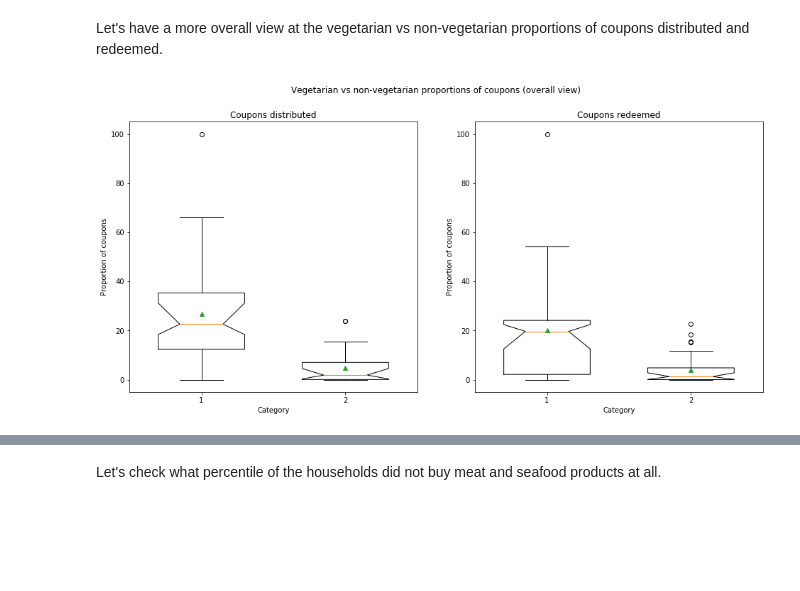
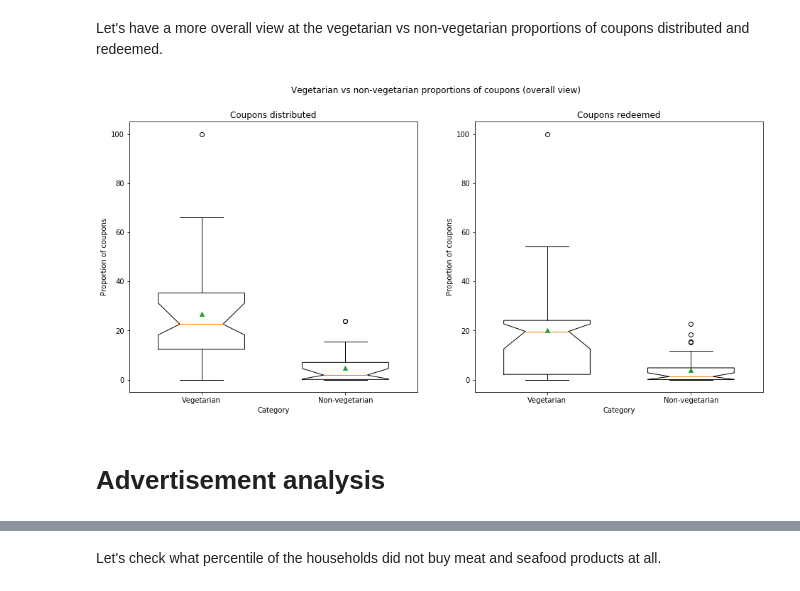
Before and after one commit to whateverforever/ada-2019-project, a Jupyter notebook: data_analysis.ipynb, the cells around one changed output, grey strips where cells are left out. Drawn from its saved outputs; the diff is of its cells as text; code cells hidden in the pictures; blank space fills up the shorter version.

Commit message:
Merged ads and price analysis

```diff
--- a/data_analysis.ipynb
+++ b/data_analysis.ipynb
@@ -742,6 +682,7 @@ df_left_all = df_products[
     )
 ]
 # %%
+#Categories of food (previously defined)
 categories = ['Meat', 'Seafood', 'Sweet snacks', 'Fruits', 'Vegetables', 'Veg animal', 'Beverage', 'Condiments', 'Carbs', 'Meals', 'Other']
 df_list = (df_meat, df_seafood, df_sweets_snack, df_fruits, df_vegetable,
            df_veg_animal, df_beverage, df_condiments, df_carbs, df_meals, df_left_all)
@@ -763,19 +704,6 @@ def products_categories(num_camp, show_plot = False):
                                                           on = 'PRODUCT_ID').groupby(by = 'CAMPAIGN').count().loc[num_camp][1]
         else:
             proportions_red[categories[categ]] = 0
-    '''
-    proportions['Meat'] = df_meat.merge(df_coupon, on = 'PRODUCT_ID').groupby(by = 'CAMPAIGN').count().loc[num_camp,1]
-    proportions['Seafood'] = df_seafood.merge(df_coupon, on = 'PRODUCT_ID').groupby(by = 'CAMPAIGN').count().loc[num_camp,1]
-    proportions['Sweet snacks'] = df_sweets_snack.merge(df_coupon, on = 'PRODUCT_ID').groupby(by = 'CAMPAIGN').count().loc[num_camp,1]
-    proportions['Fruits'] = df_fruits.merge(df_coupon, on = 'PRODUCT_ID').groupby(by = 'CAMPAIGN').count().loc[num_camp,1]
-    proportions['Vegetables'] = df_vegetable.merge(df_coupon, on = 'PRODUCT_ID').groupby(by = 'CAMPAIGN').count().loc[num_camp,1]
-    proportions['Veg animal'] = df_veg_animal.merge(df_coupon, on = 'PRODUCT_ID').groupby(by = 'CAMPAIGN').count().loc[num_camp,1]
-    proportions['Beverage'] = df_beverage.merge(df_coupon, on = 'PRODUCT_ID').groupby(by = 'CAMPAIGN').count().loc[num_camp,1]
-    proportions['Condiments'] = df_condiments.merge(df_coupon, on = 'PRODUCT_ID').groupby(by = 'CAMPAIGN').count().loc[num_camp,1]
-    proportions['Carbs'] = df_carbs.merge(df_coupon, on = 'PRODUCT_ID').groupby(by = 'CAMPAIGN').count().loc[num_camp,1]
-    proportions['Meals'] = df_meals.merge(df_coupon, on = 'PRODUCT_ID').groupby(by = 'CAMPAIGN').count().loc[num_camp,1]
-    proportions['Other'] = df_left.merge(df_coupon, on = 'PRODUCT_ID').groupby(by = 'CAMPAIGN').count().loc[num_camp,1]
-    '''
 
     #Compute the proportion as percentage
         #Compute the total number of coupons distributed
@@ -809,16 +737,6 @@ def products_categories(num_camp, show_plot = False):
         plt.legend()
         plt.show()
 
-    '''
-    else:
-        plt.bar(range(len(proportions_dist)), list(proportions_dist.values()), align='center')
-        plt.xticks(range(len(proportions_dist)), list(proportions_dist.keys()))
-        plt.title('Proportions of coupons distributed per category during campaign ' + str(num_camp))
-        plt.xlabel('Categories')
-        plt.ylabel('Proportion of coupons [%]')
-        plt.show()
-    '''
-
     return (proportions_dist, proportions_red)
 # %% [markdown]
 Let's see how the coupons distributed are spread over the different categories for campaign 4 for instance (a campaign mainly about sweet snacks).
@@ -907,22 +825,26 @@ Let's have a more overall view at the vegetarian vs non-vegetarian proportions o
 # %%
 fig, axes = plt.subplots(1,2)
 
 axes[0].boxplot((proportions_dist_final['Vegetarian'],proportions_dist_final['Non-vegetarian']),
+                labels = ('Vegetarian', 'Non-vegetarian'),
                 notch = True, bootstrap = 1000, #Add CI for median, computed through bootstrap with n = 1000
                 widths = 0.6,
                 showmeans = True) #Add arithmetic means as green triangle
 axes[0].set_title('Coupons distributed')
 axes[1].boxplot((proportions_red_final['Vegetarian'],proportions_red_final['Non-vegetarian']),
+                labels = ('Vegetarian', 'Non-vegetarian'),
                 notch = True, bootstrap = 1000, #Add CI for median, computed through bootstrap with n = 1000
                 widths = 0.6,
                 showmeans = True) #Add arithmetic means as green triangle
 axes[1].set_title('Coupons redeemed')
 
 for ax in axes:
     ax.set_xlabel('Category')
     ax.set_ylabel('Proportion of coupons')
 
 fig.suptitle('Vegetarian vs non-vegetarian proportions of coupons (overall view)')
 plt.show()
 # %% [output]
-[figure, old version]
+[figure, new version]
+# %% [markdown]
+# Advertisement analysis
```
Also changed, not shown: parts of 73 cells of this notebook.
